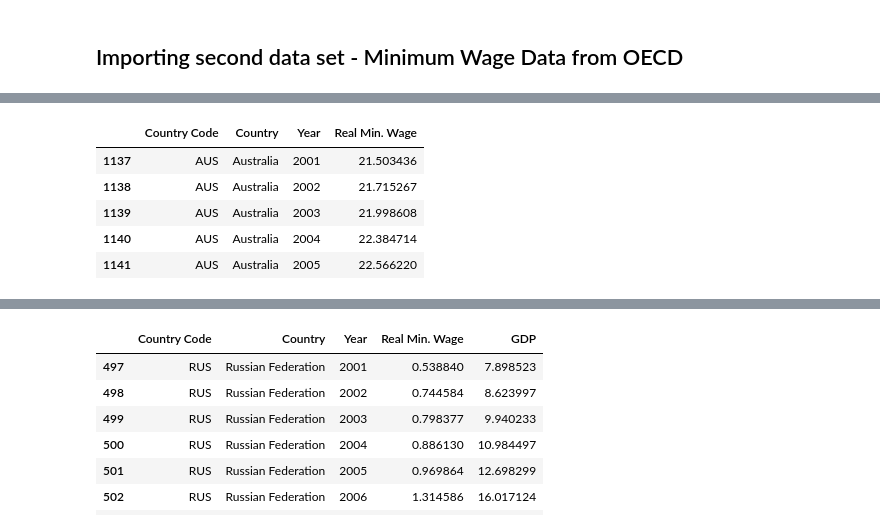
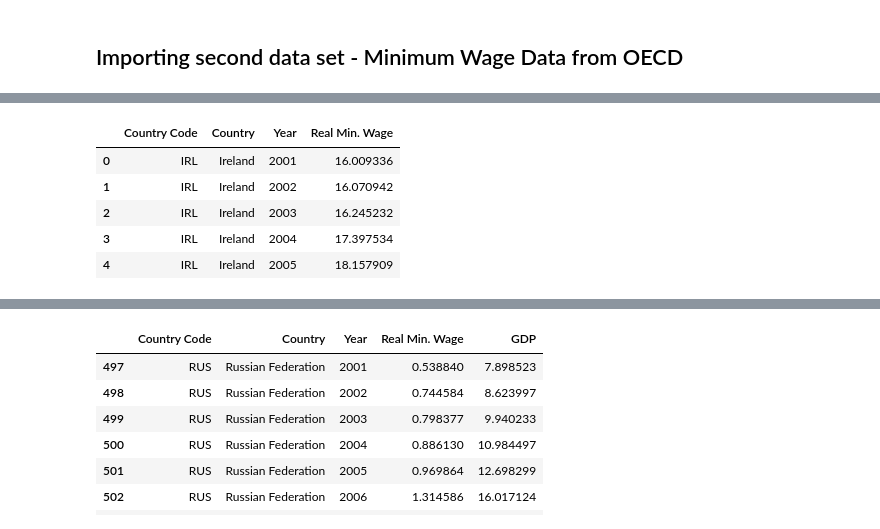
Before and after one commit to bradenbale/SYSC4906-Project, a Jupyter notebook: MinimumWageAndGDP.ipynb, the cells around one changed output, grey strips where cells are left out. Drawn from its saved outputs; the diff is of its cells as text; code cells hidden in the pictures.

```diff
--- a/MinimumWageAndGDP.ipynb
+++ b/MinimumWageAndGDP.ipynb
@@ -31,18 +59,21 @@ gdp_df.head()
 # %%
-MinWage_df = pd.read_csv("datasets/RealMinimumWages.csv")
+# Dropping the hourly wages data
 MinWage_df.drop(MinWage_df.loc[MinWage_df['Pay period']=='Hourly'].index, inplace=True)
+# Dropping the US Exchange rate values
 MinWage_df.drop(MinWage_df.loc[MinWage_df['SERIES']=='EXR'].index, inplace=True)
+# Dropping excess columns
 MinWage_df.drop(columns=["SERIES", "Series", "PERIOD", "TIME", "Unit Code", "Pay period"], inplace = True)
 MinWage_df.drop(columns=["Unit", "PowerCode Code", "Reference Period", "Flag Codes", "Flags"], inplace=True)
 MinWage_df.drop(columns=["Reference Period Code", "PowerCode"], inplace=True)
+# Divide Min Wage by 1000
 MinWage_df["Value"] = MinWage_df["Value"].div(1000)
 MinWage_df.columns = ["Country Code", "Country", "Year", "Real Min. Wage"]
-MinWage_df[MinWage_df['Country Code'] == 'AUS'].head()
+MinWage_df.head()
 # %% [output]
 |  | Country Code | Country | Year | Real Min. Wage |
-| 1137 | AUS | Australia | 2001 | 21.503436 |
-| 1138 | AUS | Australia | 2002 | 21.715267 |
-| 1139 | AUS | Australia | 2003 | 21.998608 |
-| 1140 | AUS | Australia | 2004 | 22.384714 |
-| 1141 | AUS | Australia | 2005 | 22.566220 |
+| 0 | IRL | Ireland | 2001 | 16.009336 |
+| 1 | IRL | Ireland | 2002 | 16.070942 |
+| 2 | IRL | Ireland | 2003 | 16.245232 |
+| 3 | IRL | Ireland | 2004 | 17.397534 |
+| 4 | IRL | Ireland | 2005 | 18.157909 |
 # %%
```
Also changed, not shown: parts of 21 cells of this notebook.
